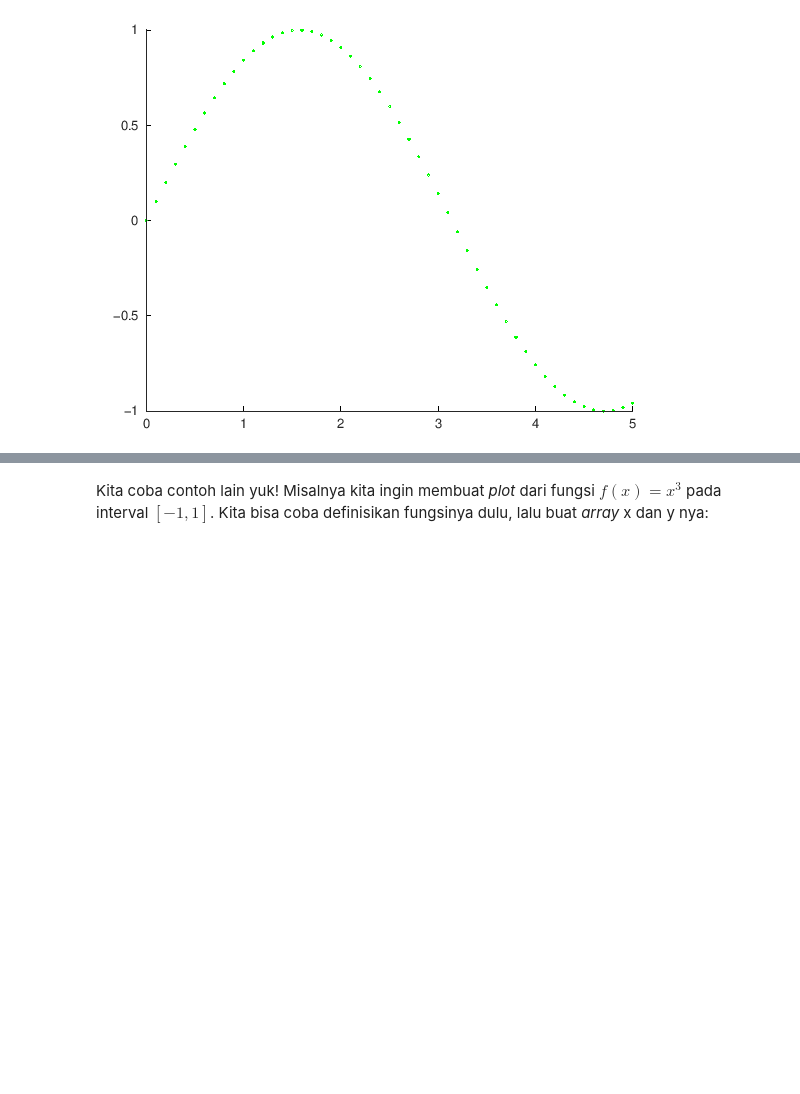
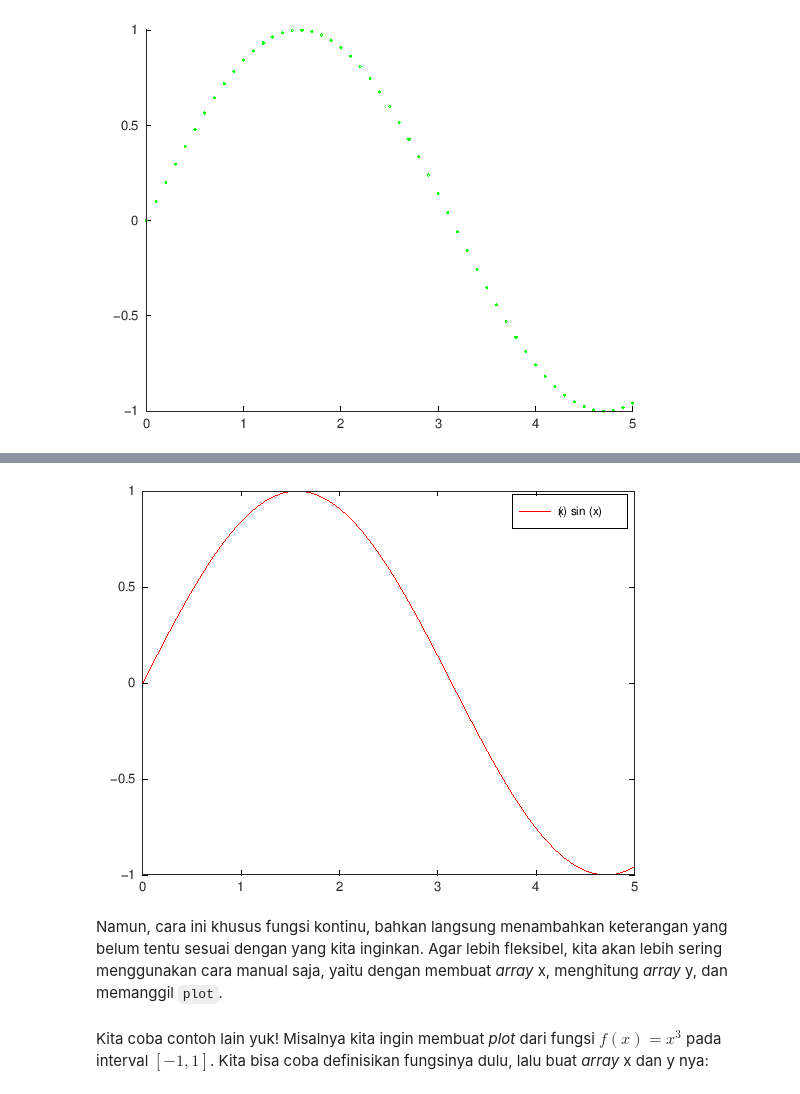
Before and after one commit to aslab-math-ui/modul-prak, a Jupyter notebook: semuahalaman/modulprak/2024/genap/pdnum/modul2.ipynb, the cells around one changed output, grey strips where cells are left out. Cells and saved outputs as stored; diff of their text form; code cells hidden in the pictures; blank space fills up the shorter version.

Commit message:
pdnum2024genap update lagi modul2 sesuai sesi1

```diff
--- a/semuahalaman/modulprak/2024/genap/pdnum/modul2.ipynb
+++ b/semuahalaman/modulprak/2024/genap/pdnum/modul2.ipynb
@@ -129,3 +144,10 @@ scatter(x, y, 'g')
+# %%
+f = @(x) sin(x);
+fplot(f, [0, 5], 'r')
+# %% [output]
+[figure, added]
+# %% [markdown]
+Namun, cara ini khusus fungsi kontinu, bahkan langsung menambahkan keterangan yang belum tentu sesuai dengan yang kita inginkan. Agar lebih fleksibel, kita akan lebih sering menggunakan cara manual saja, yaitu dengan membuat *array* x, menghitung *array* y, dan memanggil `plot`.
 # %% [markdown]
 Kita coba contoh lain yuk! Misalnya kita ingin membuat *plot* dari fungsi $f(x) = x^3$ pada interval $[-1,1]$. Kita bisa coba definisikan fungsinya dulu, lalu buat *array* x dan y nya:
 # %%
```
Also changed, not shown: parts of 24 cells of this notebook.
